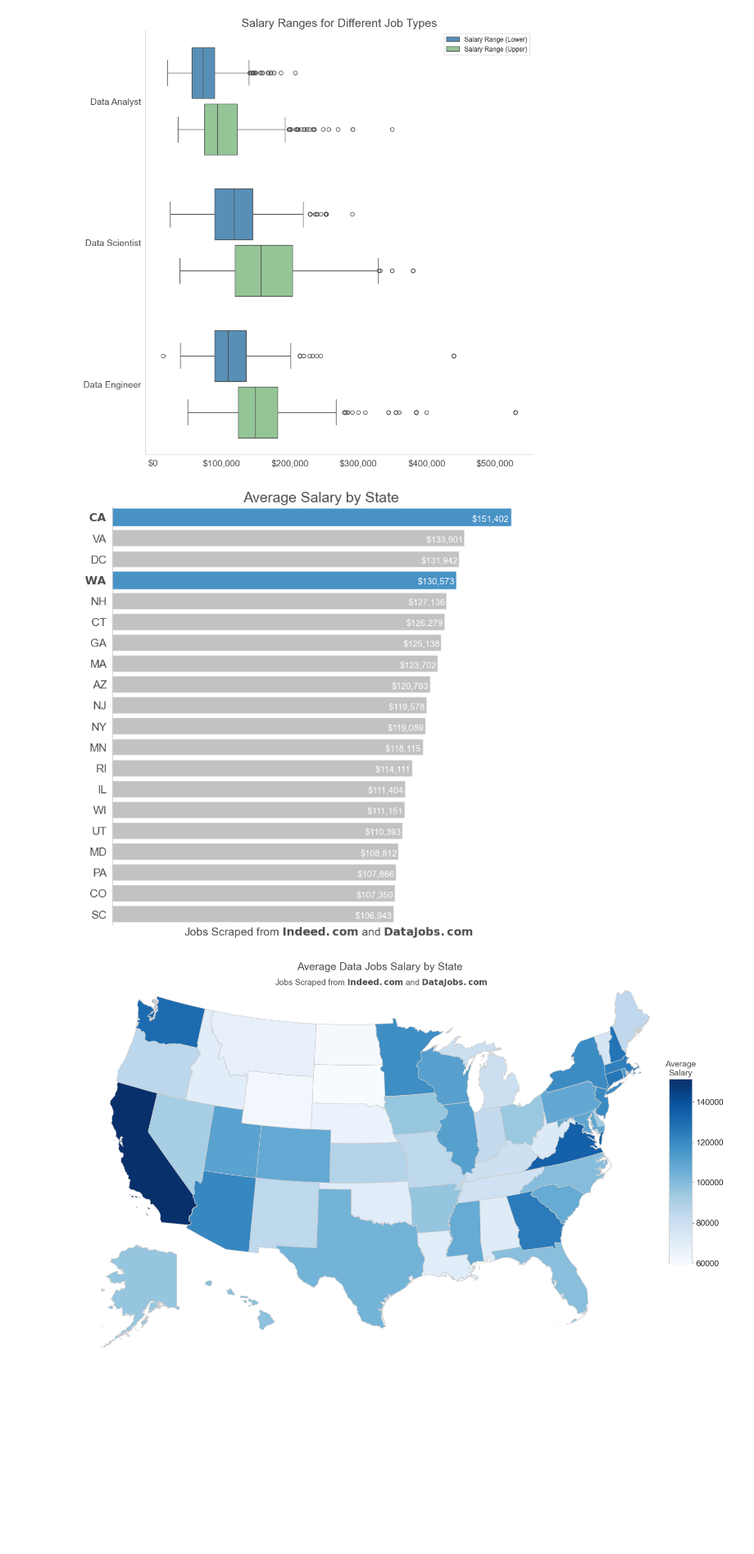
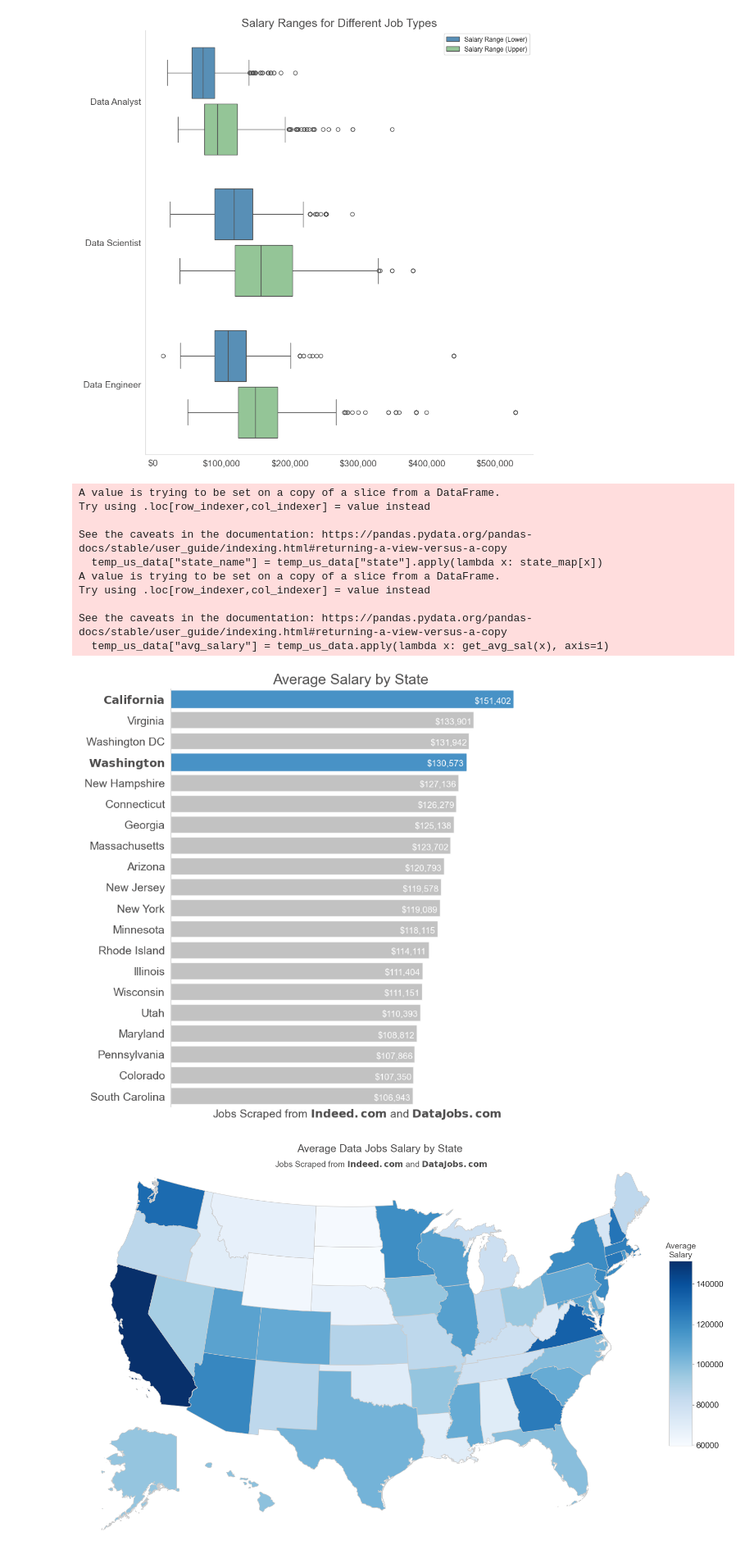
Before and after one commit to ColinB19/datajobswebscraper, a Jupyter notebook: Webscrape_DataJobs.ipynb, the cells around one changed output. Shown at 82% size. Drawn from its saved outputs; the diff is of its cells as text; code cells hidden in the pictures; blank space fills up the shorter version.

Commit message:
added more salary analysis

```diff
--- a/Webscrape_DataJobs.ipynb
+++ b/Webscrape_DataJobs.ipynb
@@ -1061,14 +1062,19 @@ def get_avg_sal(x):
     else:
         return (x["salary_lower"] + x["salary_upper"]) / 2
 
+# let's dump nan-states
+temp_us_data = job_meta[~job_meta['state'].isna()]
+
+# I'd rather see the actual name of the state rather than just the abbreviated state code
+temp_us_data["state_name"] = temp_us_data["state"].apply(lambda x: state_map[x])
 
 # get average salaries accross upper/lower
-job_meta["avg_salary"] = job_meta.apply(lambda x: get_avg_sal(x), axis=1)
+temp_us_data["avg_salary"] = temp_us_data.apply(lambda x: get_avg_sal(x), axis=1)
 
 # get average salaries by state
 avg_salary_by_state = (
-    job_meta[~job_meta["state"].isna()][["state", "avg_salary"]]
-    .groupby("state")
+    temp_us_data[~temp_us_data["state_name"].isna()][["state_name", "avg_salary", "clean_title"]]
+    .groupby(["state_name", "clean_title"])
     .mean()
     .sort_values(by = 'avg_salary', ascending=False)
     .to_dict()["avg_salary"]
@@ -1106,40 +1112,51 @@ plt.xticks([], [])
 # since I am on the west coast, let's emphasize those states
 # loop through the axis labels and bold the west coast states
 emph_idx = []
-west_cost_abr = ('CA', 'OR', 'WA')
+# since I am on the west coast, let's emphasize those states
+west_cost = ("California", "Oregon", "Washington")
 labels = [item.get_text() for item in ax.get_yticklabels()]
 for idx, label in enumerate(labels):
-    if label in west_cost_abr:
+    if label in west_cost:
         labels[idx] = "$\\mathbf{" + label + "}$"
         emph_idx.append(idx)
 # set new labels to axis
 ax.set_yticklabels(labels=labels)
 
 # grab rectangle objects
 childrenLS = ax.get_children()
 barlist = list(
     filter(lambda x: isinstance(x, matplotlib.patches.Rectangle), childrenLS)
 )
 # loop through rectangles and de-emphasize non-west coast states and emphasize west coast states
 for idx, bar in enumerate(barlist):
     if idx not in emph_idx:
         bar.set(alpha=0.75)
     else:
         bar.set_color(bl)
 
 # let's label the bars for the west coast states as well.
 dlabel_kwargs["fontsize"] = 11
 for idx, lbl in enumerate(list(ax.containers[0])):
     h = int(lbl.get_width())
     if h >= 100_000:
-        plt.text(y=idx + 0.20, x=int(h) - 7500, s=f"${int(h):,}", **dlabel_kwargs)
+        plt.text(y=idx + 0.20, x=int(h) - 9000, s=f"${int(h):,}", **dlabel_kwargs)
     elif h < 100_000:
         plt.text(y=idx + 0.20, x=int(h) - 6000, s=f"${int(h):,}", **dlabel_kwargs)
 
 plt.tight_layout()
 plt.savefig("FIGS/salary_by_state.png")
 # %% [output]
+A value is trying to be set on a copy of a slice from a DataFrame.
+Try using .loc[row_indexer,col_indexer] = value instead
+
+See the caveats in the documentation: https://pandas.pydata.org/pandas-docs/stable/user_guide/indexing.html#returning-a-view-versus-a-copy
+  temp_us_data["state_name"] = temp_us_data["state"].apply(lambda x: state_map[x])
+A value is trying to be set on a copy of a slice from a DataFrame.
+Try using .loc[row_indexer,col_indexer] = value instead
+
+See the caveats in the documentation: https://pandas.pydata.org/pandas-docs/stable/user_guide/indexing.html#returning-a-view-versus-a-copy
+  temp_us_data["avg_salary"] = temp_us_data.apply(lambda x: get_avg_sal(x), axis=1)
-[figure, old version]
+[figure, new version]
 # %%
 # finally, let's use the same choropleth map from above!
 gdf1 = gpd.read_file("./SHAPES/cb_2018_us_state_500k")
```
Also changed, not shown: parts of 11 cells of this notebook.
